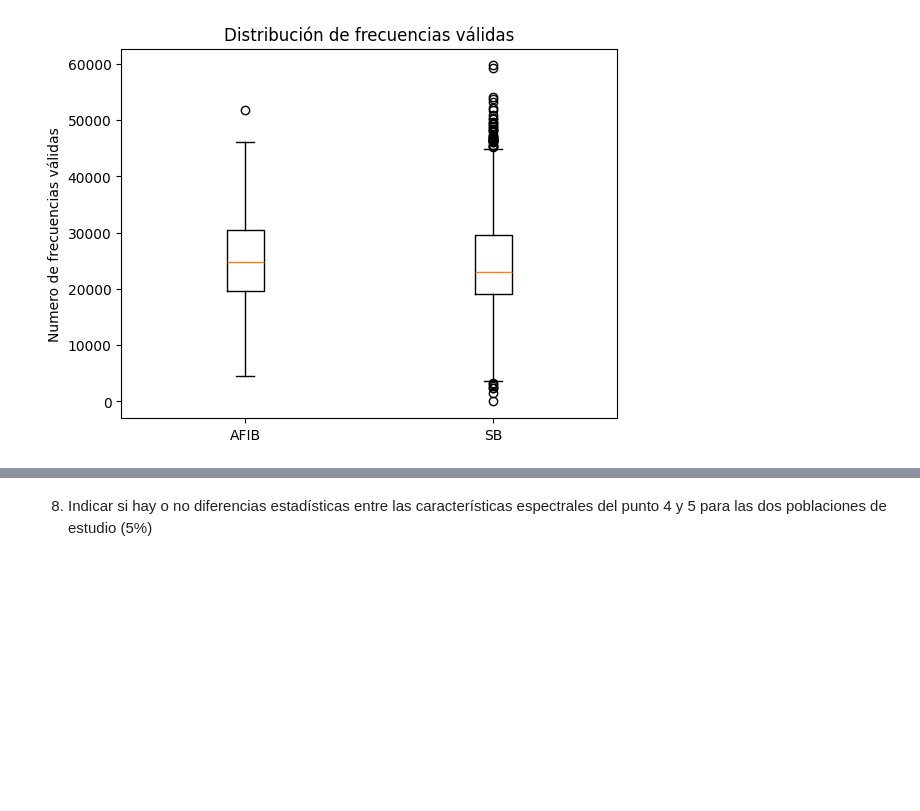
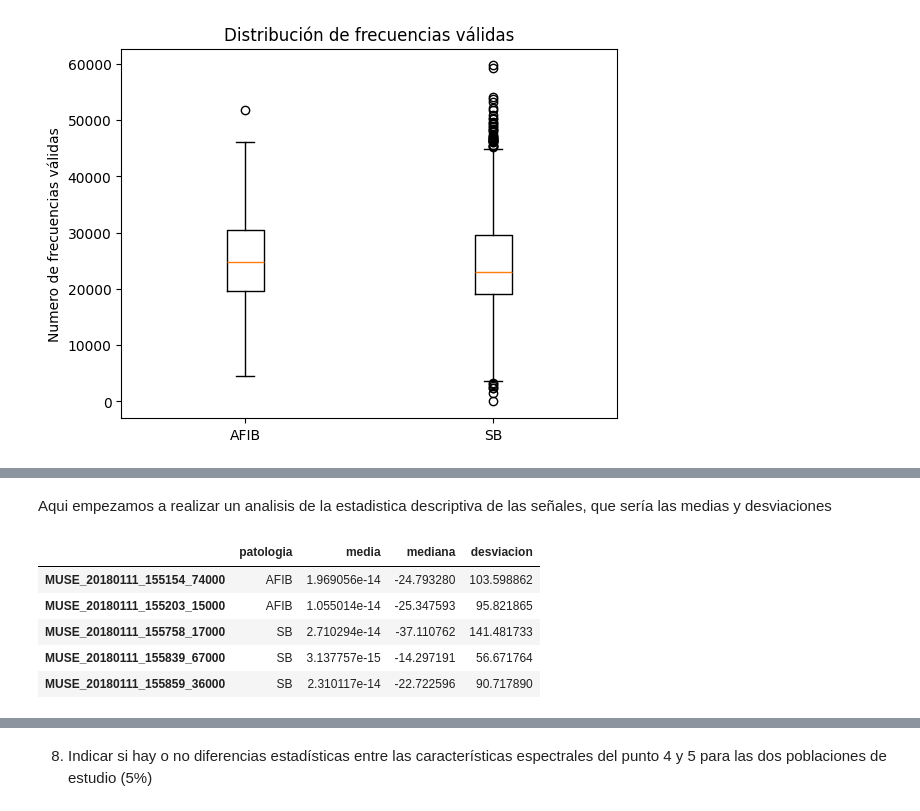
Before and after one commit to AndresBanquezBio/Biosenales, a Jupyter notebook: Proyectos/Proyecto_2/Proyecto2_AndresBanquez_MelinaVillada.ipynb, the cells around one changed output, grey strips where cells are left out. Saved outputs shown, nothing was run; the diff lists cells and outputs as text; code cells hidden in the pictures; blank space fills up the shorter version.

```diff
--- a/Proyectos/Proyecto_2/Proyecto2_AndresBanquez_MelinaVillada.ipynb
+++ b/Proyectos/Proyecto_2/Proyecto2_AndresBanquez_MelinaVillada.ipynb
@@ -349,0 +355,33 @@ plt.show()
+# %% [markdown]
+Aqui empezamos a realizar un analisis de la estadistica descriptiva de las señales, que sería las medias y desviaciones
+# %%
+def FullDF2(lista: list[str]):
+    dataframe = pd.DataFrame(columns=['patologia', 'media', 'mediana', 'desviacion'])
+    a = 0
+    for i in lista:
+        csv = sis.detrend(pd.read_csv(os.path.join(ruta, i), names=['I', 'II', 'III', 'aVR', 'aVL', 'aVF', 'V1', 'V2', 'V3', 'V4', 'V5', 'V6'])['II'])
+        row = diagnostics_df[diagnostics_df.FileName == i.split('.')[0]]
+        name = row.FileName.to_numpy()[0]
+        patologia = row.Rhythm.to_numpy()[0]
+        media = np.mean(csv)
+        mediana = np.median(csv)
+        desviacion = np.std(csv)
+        total = {
+            'patologia': patologia,
+            'media' : media,
+            'mediana' : mediana,
+            'desviacion' : desviacion
+        }
+        dataframe.loc[name] = total
+    return dataframe
+
+listaa = os.listdir(ruta)
+estadisticos = FullDF2(listaa)
+estadisticos.head()
+# %% [output]
+|  | patologia | media | mediana | desviacion |
+| MUSE_20180111_155154_74000 | AFIB | 1.969056e-14 | -24.793280 | 103.598862 |
+| MUSE_20180111_155203_15000 | AFIB | 1.055014e-14 | -25.347593 | 95.821865 |
+| MUSE_20180111_155758_17000 | SB | 2.710294e-14 | -37.110762 | 141.481733 |
+| MUSE_20180111_155839_67000 | SB | 3.137757e-15 | -14.297191 | 56.671764 |
+| MUSE_20180111_155859_36000 | SB | 2.310117e-14 | -22.722596 | 90.717890 |
```
Also changed, not shown: parts of 22 cells of this notebook, 1 other file.
